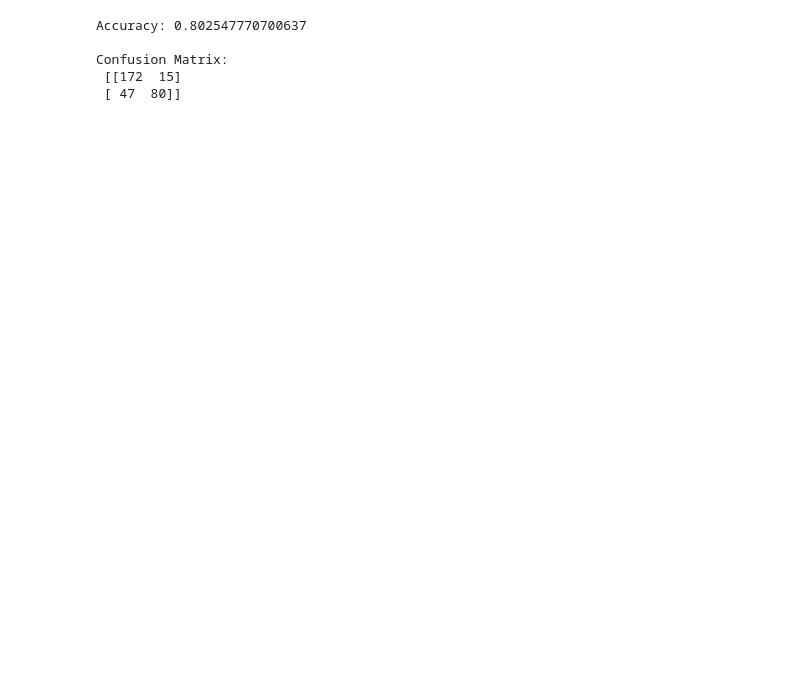
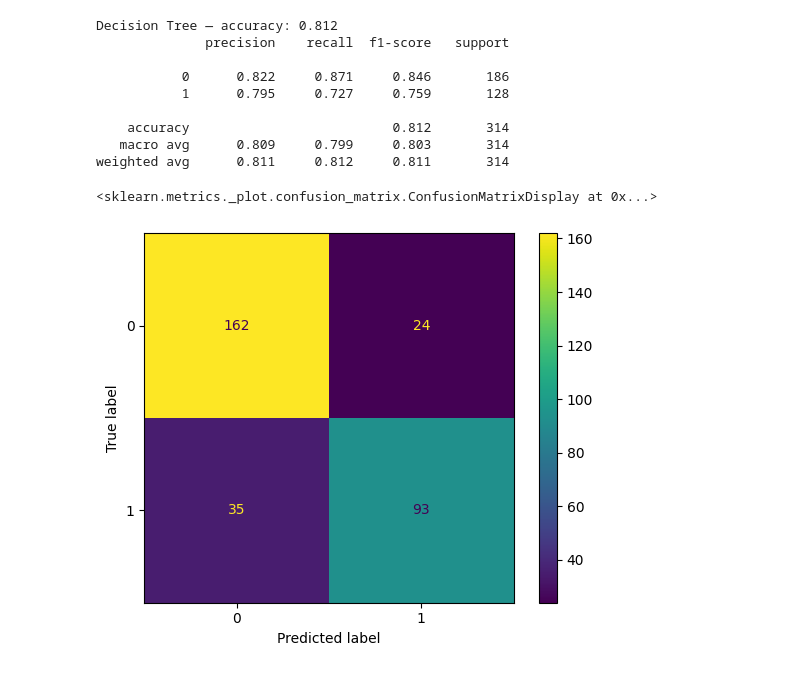
Before and after one commit to ben-phillips-5227/data-analyst-portfolio, a Jupyter notebook: projects/Titanic_RandomForest/notebooks/RandomForest.ipynb, the cells around one changed output. Saved outputs shown, nothing was run; the diff lists cells and outputs as text; code cells hidden in the pictures; blank space fills up the shorter version.

```diff
--- a/projects/Titanic_RandomForest/notebooks/RandomForest.ipynb
+++ b/projects/Titanic_RandomForest/notebooks/RandomForest.ipynb
@@ -80,18 +88,19 @@ plt.show()
 # %%
-# Calculate accuracy
-accuracy = metrics.accuracy_score(y_test, y_pred_dt)
-
-# Calculate confusion matrix
-conf_matrix = metrics.confusion_matrix(y_test, y_pred_dt)
-
-# Print accuracy, and confusion matrix
-print("\nAccuracy:", accuracy)
-print("\nConfusion Matrix:\n", conf_matrix)
+acc_dt = accuracy_score(y_test, y_pred_dt)
+print(f"Decision Tree — accuracy: {acc_dt:.3f}")
+print(classification_report(y_test, y_pred_dt, digits=3))
+ConfusionMatrixDisplay.from_predictions(y_test, y_pred_dt)
 # %% [output]
-Accuracy: 0.802547770700637
+Decision Tree — accuracy: 0.812
+              precision    recall  f1-score   support
 
-Confusion Matrix:
- [[172  15]
- [ 47  80]]
+           0      0.822     0.871     0.846       186
+           1      0.795     0.727     0.759       128
+
+    accuracy                          0.812       314
+   macro avg      0.809     0.799     0.803       314
+weighted avg      0.811     0.812     0.811       314
+<sklearn.metrics._plot.confusion_matrix.ConfusionMatrixDisplay at 0x...>
+[figure, added]
 # %%
 # Bagging
```
Also changed, not shown: parts of 23 cells of this notebook.
